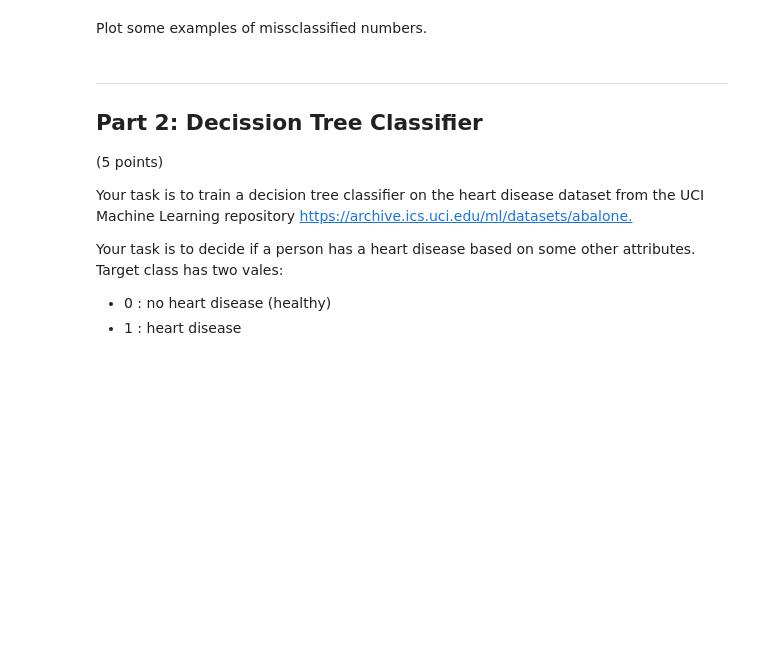
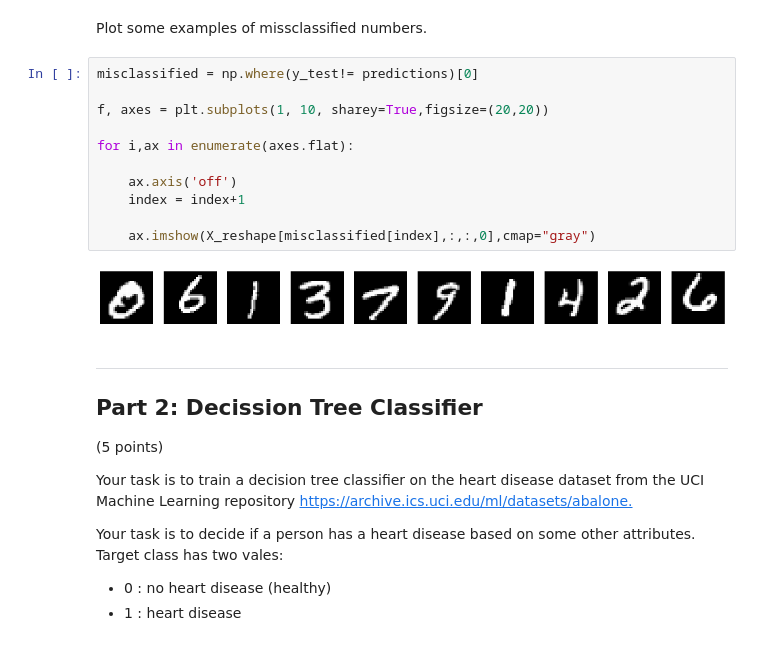
Before and after one commit to tomheyden/Assignment-2, a Jupyter notebook: Kopie_von_Assignment2_ATIT22.ipynb, the cells around one changed output. Cells and saved outputs as stored; diff of their text form; blank space fills up the shorter version.

```diff
--- a/Kopie_von_Assignment2_ATIT22.ipynb
+++ b/Kopie_von_Assignment2_ATIT22.ipynb
@@ -179,6 +180,19 @@ Try to explain briefly what the coefficients tell you about how the model differ
 **--> your answer here**
 # %% [markdown]
 Plot some examples of missclassified numbers.
+# %%
+misclassified = np.where(y_test!= predictions)[0]
+
+f, axes = plt.subplots(1, 10, sharey=True,figsize=(20,20))
+
+for i,ax in enumerate(axes.flat):
+
+    ax.axis('off')
+    index = index+1
+
+    ax.imshow(X_reshape[misclassified[index],:,:,0],cmap="gray")
+# %% [output]
+[figure, added]
 # %% [markdown]
 
 
```
Also changed, not shown: parts of 3 cells of this notebook.
